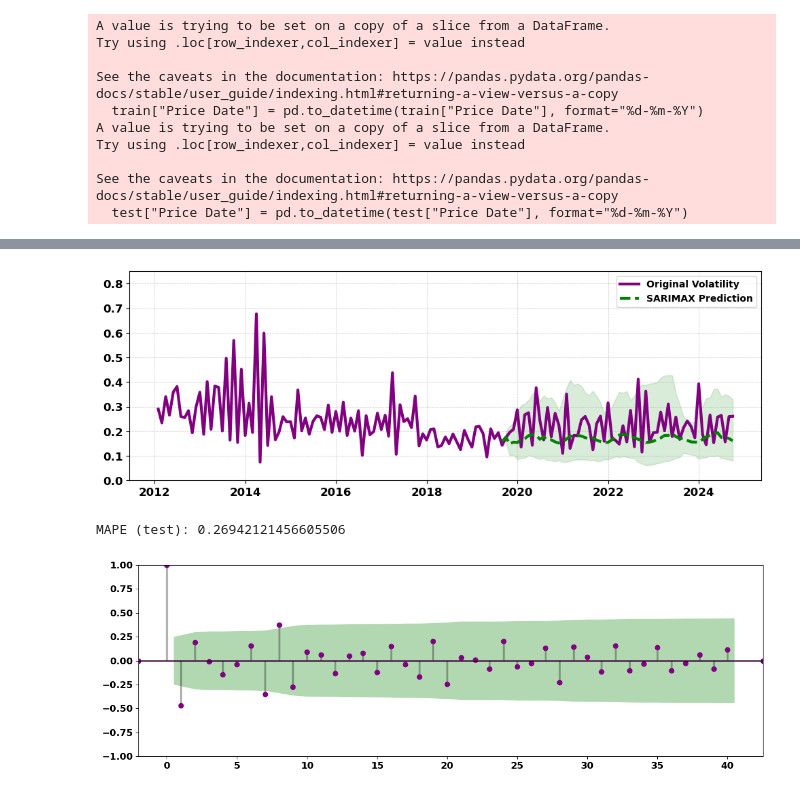
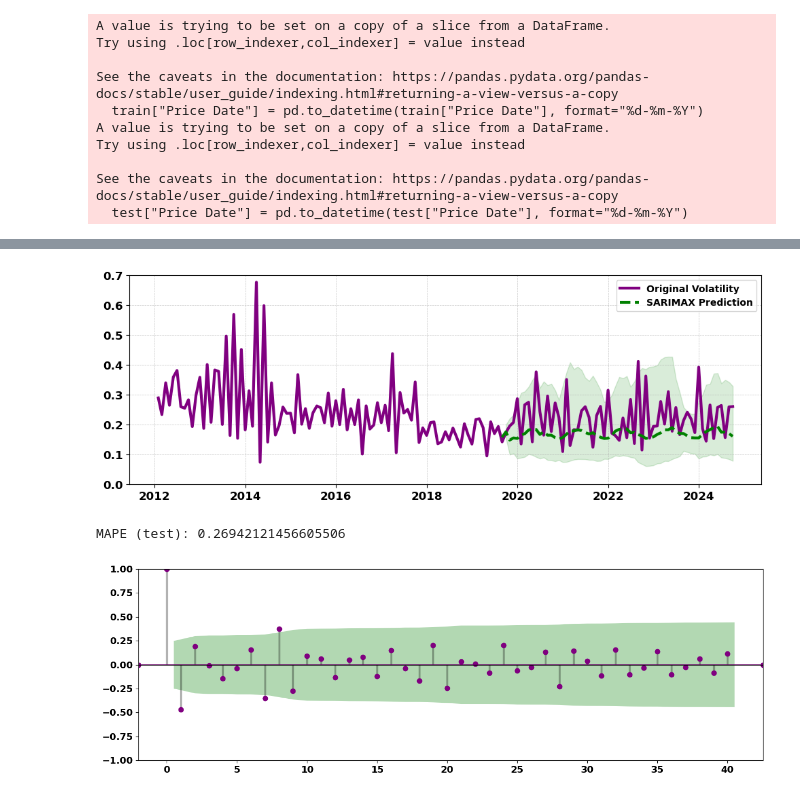
Before and after one commit to AbbinavSK/Crop-Price-Volatility-Analysis-in-India, a Jupyter notebook: Brinjal-price-analysis(state-level).ipynb, the cells around one changed output, grey strips where cells are left out. Drawn from its saved outputs; the diff is of its cells as text; code cells hidden in the pictures.

```diff
--- a/Brinjal-price-analysis(state-level).ipynb
+++ b/Brinjal-price-analysis(state-level).ipynb
@@ -488,32 +488,32 @@ Warnings:
 # %%
 # Plotting the SARIMAX forecast with 95% confidence interval
 
 sarimax_forecast = sarimax_fit.predict(start=len(train), end=len(df)-1, exog=test[["PREC", "MAXTEMP"]])
 
 log_residuals = np.log(test["cond_vol"]) - np.log(sarimax_forecast)
 rolling_std = log_residuals.rolling(window=10, min_periods=1).std()
 
 upper_bound_sarimax = sarimax_forecast * np.exp(2 * rolling_std)
 lower_bound_sarimax = sarimax_forecast * np.exp(-2 * rolling_std)
 
 plt.figure(figsize=(12, 4))
 
 plt.plot(df["Price Date"], df["cond_vol"], color='purple', label="Original Volatility", linewidth=3)
 plt.plot(test["Price Date"], sarimax_forecast, color='green', linestyle="--", label="SARIMAX Prediction", linewidth=3)
 plt.fill_between(test["Price Date"], lower_bound_sarimax, upper_bound_sarimax, color='green', alpha=0.15)
 
 plt.xticks(rotation=0, fontsize=12, fontweight='bold')
 plt.yticks(rotation=0, fontsize=12, fontweight='bold')
-plt.ylim(0, 0.85)
+plt.ylim(0, 0.7)
 plt.legend(fontsize=12, prop={'weight': 'bold'})
 plt.grid(True, linestyle='--', linewidth=0.5, alpha=0.7)
 plt.savefig("images/Brinjal-sarimax-Statelevel.png", dpi=600, bbox_inches='tight')
 plt.show()
 
 mape = mean_absolute_percentage_error(test["cond_vol"], sarimax_forecast)
 print(f"MAPE (test): {mape}")
 # %% [output]
-[figure, old version]
+[figure, new version]
 MAPE (test): 0.26942121456605506
 # %%
 # Plotting ACF of SARIMAX residuals for test data
```
Also changed, not shown: parts of 5 cells of this notebook, 1 other file.
